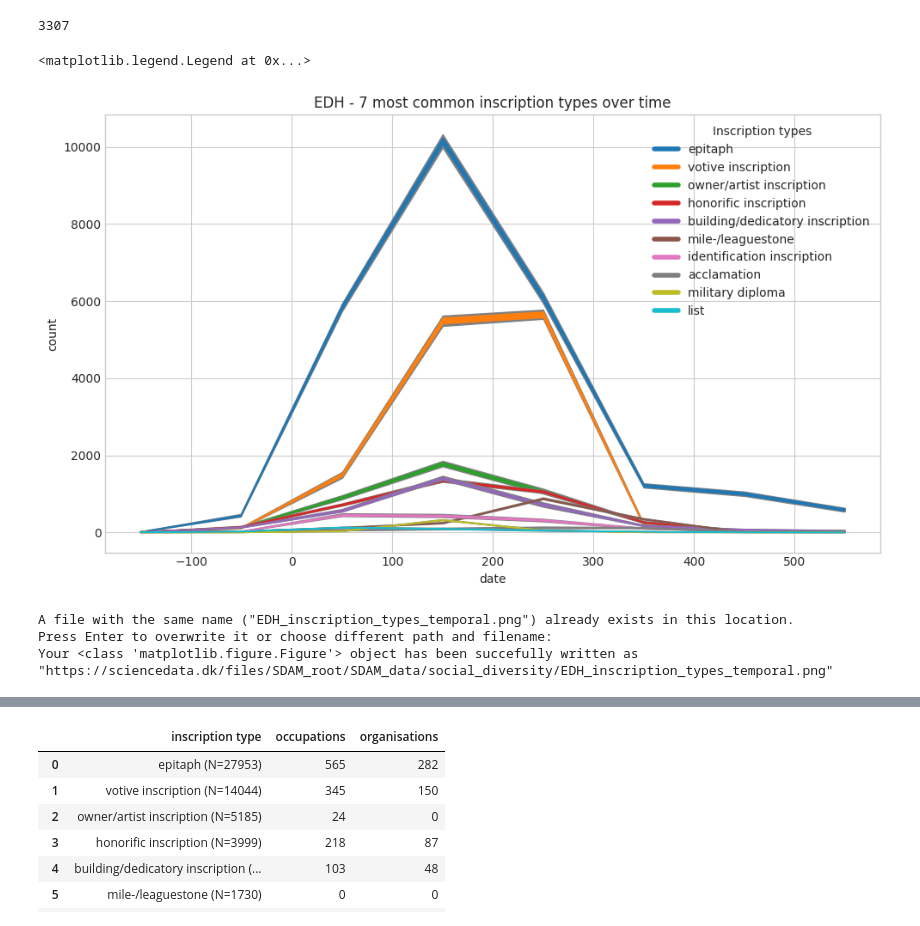
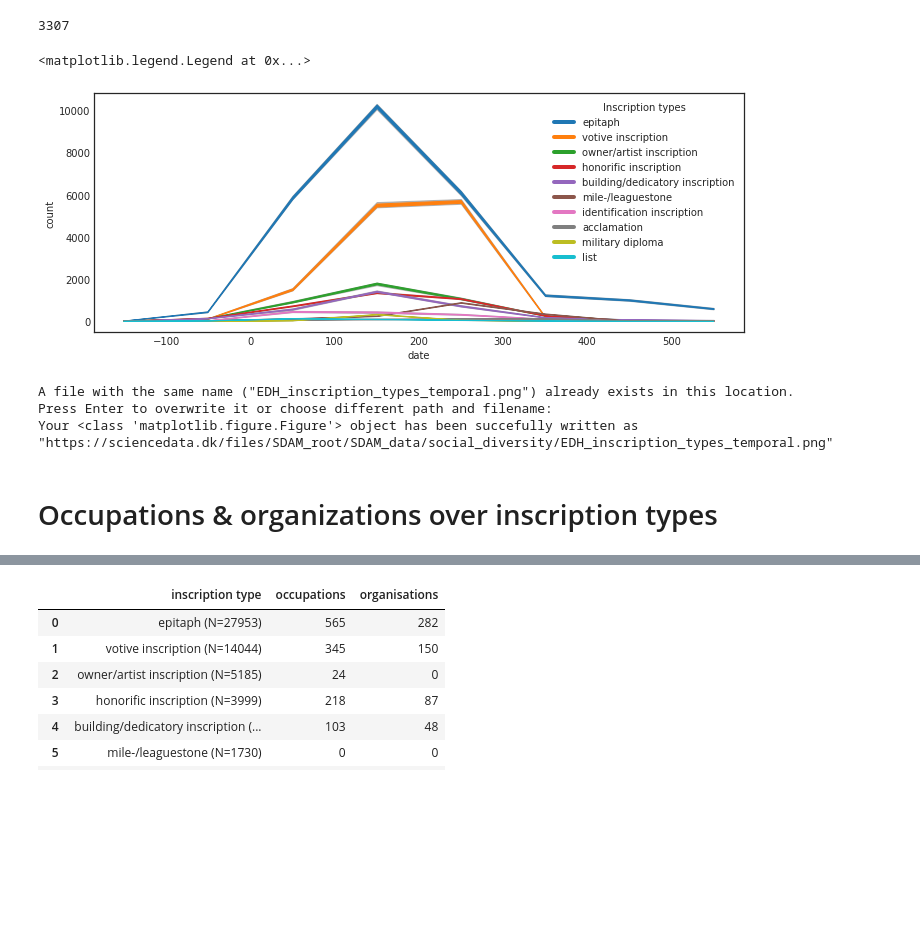
Before and after one commit to sdam-au/LI_ETL, a Jupyter notebook: scripts/1_5_py_WORDS&OCCUPS&ORGS_TEMPORAL.ipynb, the cells around one changed output, grey strips where cells are left out. Saved outputs shown, nothing was run; the diff lists cells and outputs as text; code cells hidden in the pictures; blank space fills up the shorter version.

```diff
--- a/scripts/1_5_py_WORDS&OCCUPS&ORGS_TEMPORAL.ipynb
+++ b/scripts/1_5_py_WORDS&OCCUPS&ORGS_TEMPORAL.ipynb
@@ -72,0 +76,3 @@ Wall time: 28 s
+# %%
+%%time
+EDH_complete_simulations = timeblocks_from_randoms(EDH, "random_dates", [-200, 600, 50])
@@ -72,0 +150,9 @@ Wall time: 28 s
+# %%
+sim_data_list = [
+    (EDH_complete_simulations, "(A) EDH - inscription counts", "count"),
+    (wordcounts_data, "(B) EDH - wordcounts", "wordcount"),
+    (charcounts_data,  "(C) EDH - character counts", "character count"),
+    (unique_words_data, "(D) EDH - unique words counts", "count"),
+    (unique_ngrams_data, "(E) EDH - unique character four-grams", "count"),
+    (charcounts_avg_data, "(F) EDH - average character counts per inscription", "avr. char. count")]
+    #(wordcounts_avg_data, "(E) EDH - average wordcounts per inscription", "avr. wordcount"),
@@ -72,0 +173,18 @@ Wall time: 28 s
+# %%
+plt.style.use("seaborn-white")
+
+mpl.rcParams["axes.formatter.limits"] = [-5, 10]
+
+fig, axs  = plt.subplots(3, 2, figsize=(10, 7), tight_layout=True)
+
+for sim_data, ax, color in zip(sim_data_list, axs.ravel(), tab_colors_list[:len(sim_data_list)]):
+    plot_timeblocks_data(sim_data[0], ax, color)
+    ax.set_title(sim_data[1])
+    ax.set_ylabel(sim_data[2])
+    if max([el[1] for el in sim_data[0][0]]) > 5000:
+        ticks = list(ax.get_yticks())
+        print(ticks)
+        ticks_K = [str(int(int(tick) / 1000)) + "K" if tick != 0 else tick for tick in ticks]
+        #ax.set_yticklabels(ticks_K)
+# to hide an axis:
+#axs[3,1].set_axis_off()
@@ -116,22 +247,22 @@ simulations_by_type[4][1]
 3307
 # %%
 tab_colors_list = list(mcolors.TABLEAU_COLORS.keys())
-plt.style.use("seaborn-whitegrid")
+plt.style.use("seaborn-white")
 
-fig, ax  = plt.subplots(figsize=(10, 6), tight_layout=True)
+fig, ax  = plt.subplots(figsize=(10, 4), tight_layout=True)
 
 for ins_type_sims, color in zip(simulations_by_type, tab_colors_list[:len(simulations_by_type)]):
     plot_timeblocks_data(ins_type_sims[2], ax=ax, color=color)
 
 ax.set_xlabel("date")
 ax.set_ylabel("count")
-ax.set_title("EDH - 7 most common inscription types over time")
+#ax.set_title("EDH - 7 most common inscription types over time")
 
 markers = [plt.Line2D([0,0],[0,0],color=color, lw=4) for color in tab_colors_list[:len(simulations_by_type)]]
 plt.legend(markers, [tup[0] for tup in simulations_by_type], numpoints=1,  title="Inscription types", bbox_to_anchor=(1, 1), loc='upper right')
 # %% [output]
 <matplotlib.legend.Legend at 0x...>
-[figure, old version]
+[figure, new version]
 # %%
 sddk.write_file("SDAM_data/social_diversity/EDH_inscription_types_temporal.png", fig, conf)
 # %% [output]
@@ -194,3 +272,5 @@ def unique_ngrams_weighted(timeblock_df, column="clean_text_interpretive_word"):
+# %% [markdown]
+# Occupations & organizations over inscription types
 # %%
 # N of occuptions and N of organization per inscription category
 ins_types_occs_orgs = []
```
Also changed, not shown: parts of 43 cells of this notebook.
